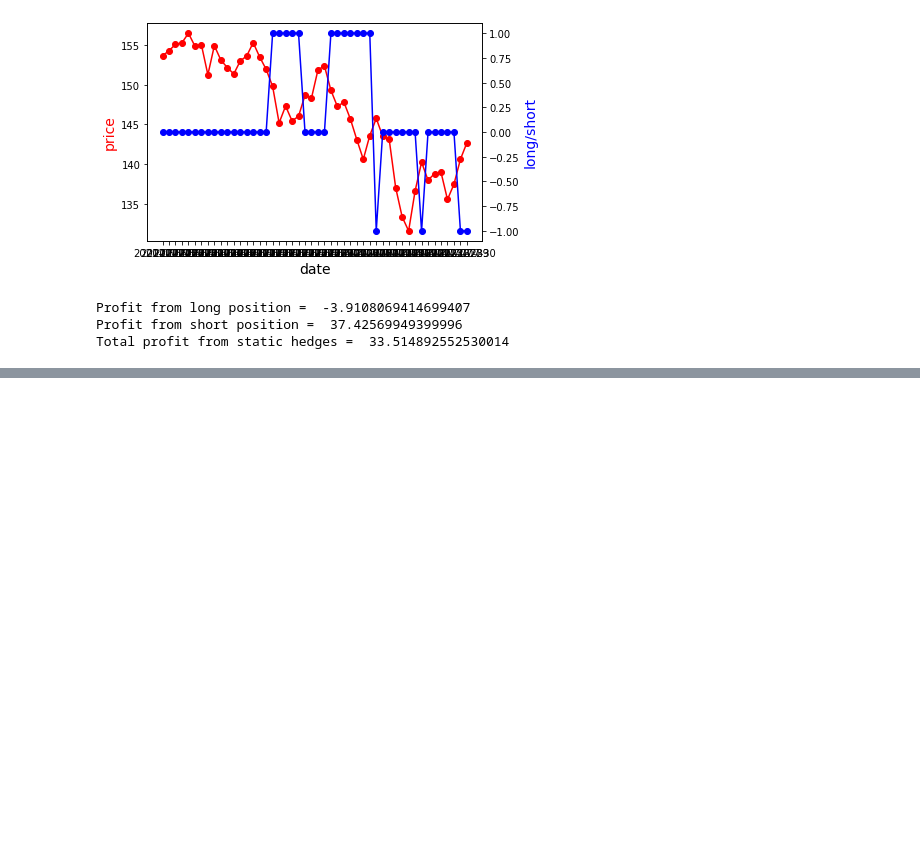
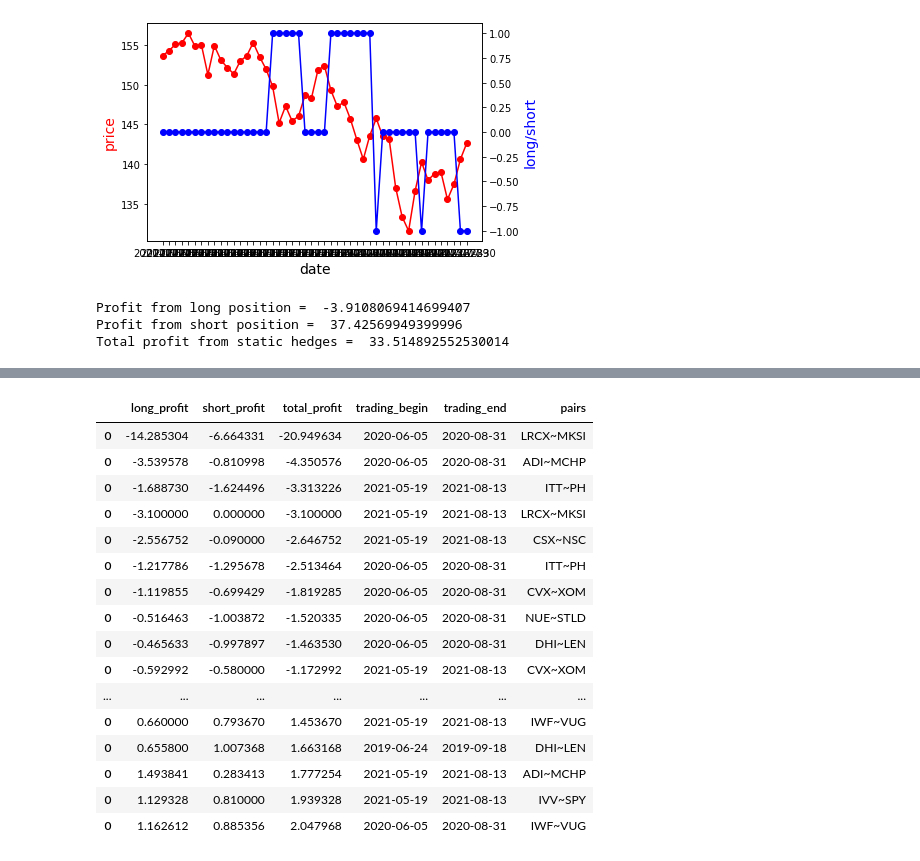
Before and after one commit to kunalc10/appianway, a Jupyter notebook: notebooks/trading_pairs.ipynb, the cells around one changed output, grey strips where cells are left out. Drawn from its saved outputs; the diff is of its cells as text; code cells hidden in the pictures; blank space fills up the shorter version.

```diff
--- a/notebooks/trading_pairs.ipynb
+++ b/notebooks/trading_pairs.ipynb
@@ -258,0 +401,20 @@ UnboundLocalError: local variable 'fp' referenced before assignment
+# %%
+portfolio.sort_values("total_profit")
+# %% [output]
+|  | long_profit | short_profit | total_profit | trading_begin | trading_end | pairs |
+| 0 | -14.285304 | -6.664331 | -20.949634 | 2020-06-05 | 2020-08-31 | LRCX~MKSI |
+| 0 | -3.539578 | -0.810998 | -4.350576 | 2020-06-05 | 2020-08-31 | ADI~MCHP |
+| 0 | -1.688730 | -1.624496 | -3.313226 | 2021-05-19 | 2021-08-13 | ITT~PH |
+| 0 | -3.100000 | 0.000000 | -3.100000 | 2021-05-19 | 2021-08-13 | LRCX~MKSI |
+| 0 | -2.556752 | -0.090000 | -2.646752 | 2021-05-19 | 2021-08-13 | CSX~NSC |
+| 0 | -1.217786 | -1.295678 | -2.513464 | 2020-06-05 | 2020-08-31 | ITT~PH |
+| 0 | -1.119855 | -0.699429 | -1.819285 | 2020-06-05 | 2020-08-31 | CVX~XOM |
+| 0 | -0.516463 | -1.003872 | -1.520335 | 2020-06-05 | 2020-08-31 | NUE~STLD |
+| 0 | -0.465633 | -0.997897 | -1.463530 | 2020-06-05 | 2020-08-31 | DHI~LEN |
+| 0 | -0.592992 | -0.580000 | -1.172992 | 2021-05-19 | 2021-08-13 | CVX~XOM |
+| ... | ... | ... | ... | ... | ... | ... |
+| 0 | 0.660000 | 0.793670 | 1.453670 | 2021-05-19 | 2021-08-13 | IWF~VUG |
+| 0 | 0.655800 | 1.007368 | 1.663168 | 2019-06-24 | 2019-09-18 | DHI~LEN |
+| 0 | 1.493841 | 0.283413 | 1.777254 | 2021-05-19 | 2021-08-13 | ADI~MCHP |
+| 0 | 1.129328 | 0.810000 | 1.939328 | 2021-05-19 | 2021-08-13 | IVV~SPY |
+| 0 | 1.162612 | 0.885356 | 2.047968 | 2020-06-05 | 2020-08-31 | IWF~VUG |
```
Also changed, not shown: parts of 7 cells of this notebook, 1 other file.
